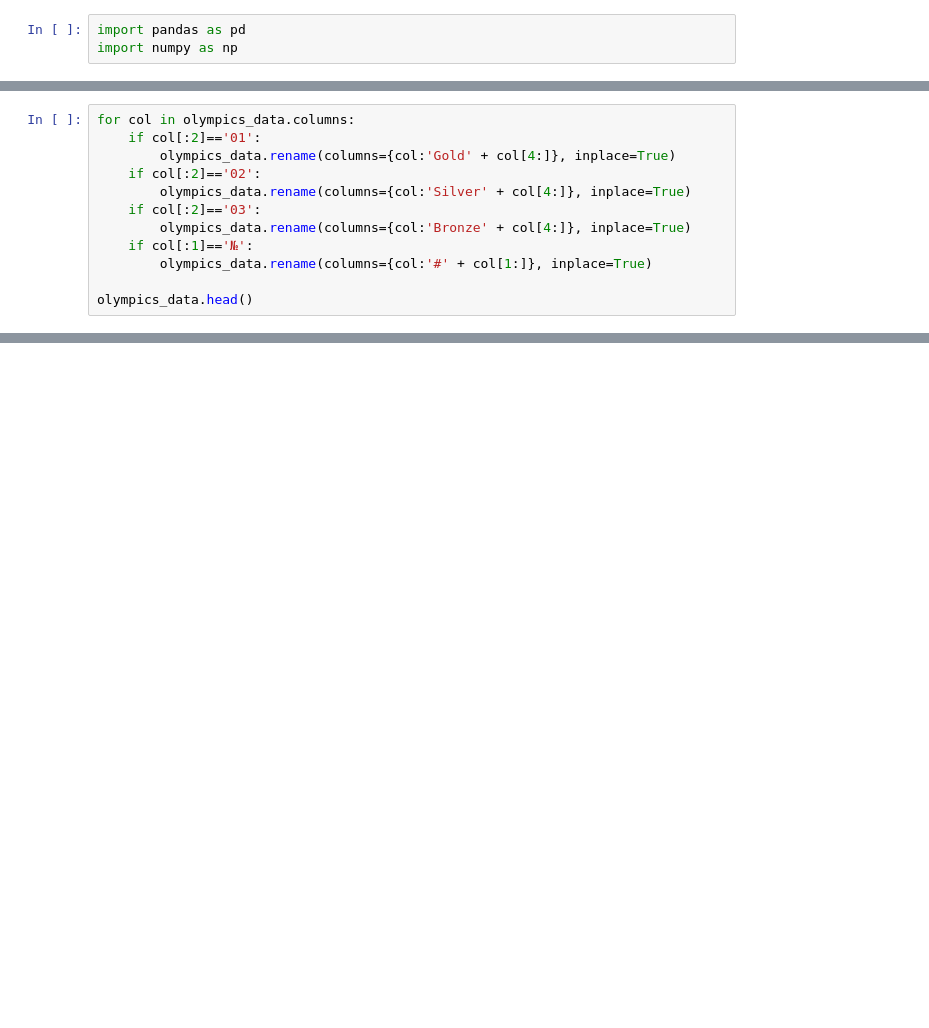
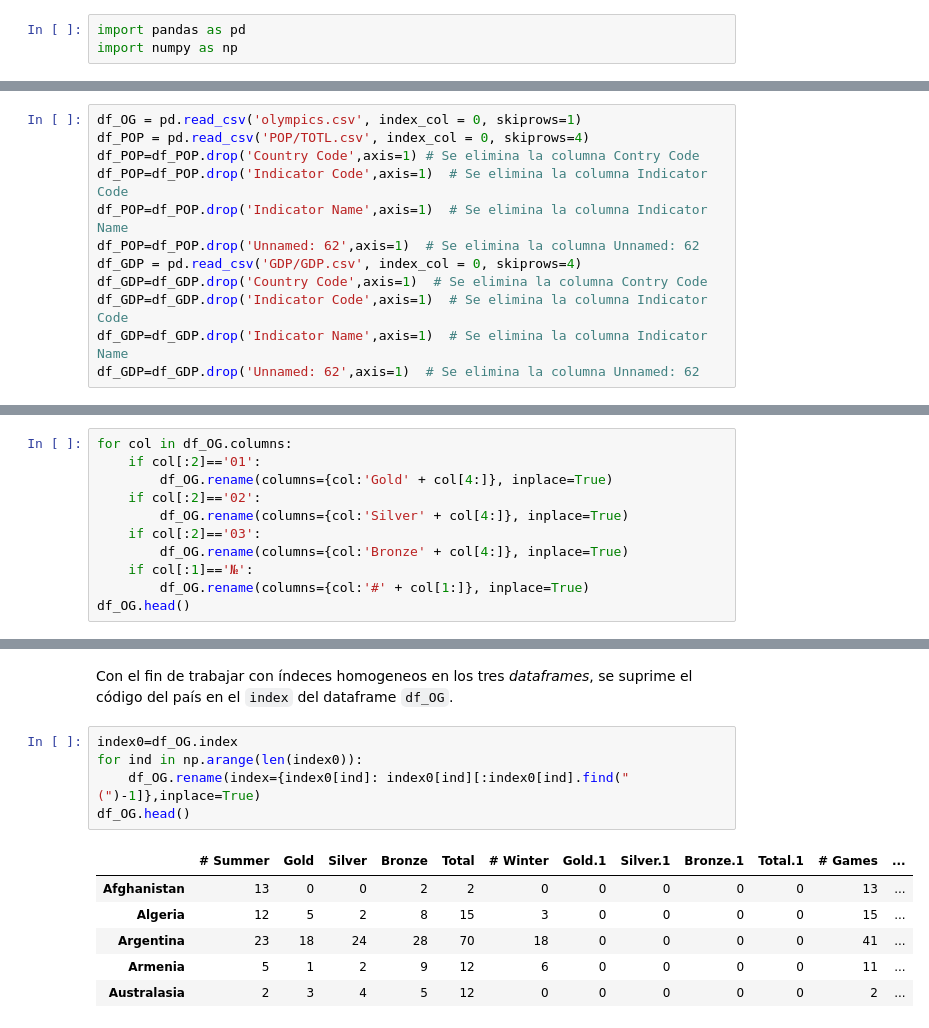
Before and after one commit to anfejear/Pandas, a Jupyter notebook: olympics_pandas.ipynb, the cells around one changed output, grey strips where cells are left out. Drawn from its saved outputs; the diff is of its cells as text; blank space fills up the shorter version.

```diff
--- a/olympics_pandas.ipynb
+++ b/olympics_pandas.ipynb
@@ -66,12 +9,0 @@ Index(['№ Summer', '01 !', '02 !', '03 !', 'Total', '№ Winter', '01 !.1',
-# %%
-for col in olympics_data.columns:
-    if col[:2]=='01':
-        olympics_data.rename(columns={col:'Gold' + col[4:]}, inplace=True)
-    if col[:2]=='02':
-        olympics_data.rename(columns={col:'Silver' + col[4:]}, inplace=True)
-    if col[:2]=='03':
-        olympics_data.rename(columns={col:'Bronze' + col[4:]}, inplace=True)
-    if col[:1]=='№':
-        olympics_data.rename(columns={col:'#' + col[1:]}, inplace=True)
-
-olympics_data.head()
@@ -99,0 +14,12 @@ Index(['Afghanistan (AFG)', 'Algeria (ALG)', 'Argentina (ARG)',
+# %%
+df_OG = pd.read_csv('olympics.csv', index_col = 0, skiprows=1)
+df_POP = pd.read_csv('POP/TOTL.csv', index_col = 0, skiprows=4)
+df_POP=df_POP.drop('Country Code',axis=1) # Se elimina la columna Contry Code
+df_POP=df_POP.drop('Indicator Code',axis=1)  # Se elimina la columna Indicator Code
+df_POP=df_POP.drop('Indicator Name',axis=1)  # Se elimina la columna Indicator Name
+df_POP=df_POP.drop('Unnamed: 62',axis=1)  # Se elimina la columna Unnamed: 62
+df_GDP = pd.read_csv('GDP/GDP.csv', index_col = 0, skiprows=4)
+df_GDP=df_GDP.drop('Country Code',axis=1)  # Se elimina la columna Contry Code
+df_GDP=df_GDP.drop('Indicator Code',axis=1)  # Se elimina la columna Indicator Code
+df_GDP=df_GDP.drop('Indicator Name',axis=1)  # Se elimina la columna Indicator Name
+df_GDP=df_GDP.drop('Unnamed: 62',axis=1)  # Se elimina la columna Unnamed: 62
@@ -99,0 +66,11 @@ Index(['Afghanistan (AFG)', 'Algeria (ALG)', 'Argentina (ARG)',
+# %%
+for col in df_OG.columns:
+    if col[:2]=='01':
+        df_OG.rename(columns={col:'Gold' + col[4:]}, inplace=True)
+    if col[:2]=='02':
+        df_OG.rename(columns={col:'Silver' + col[4:]}, inplace=True)
+    if col[:2]=='03':
+        df_OG.rename(columns={col:'Bronze' + col[4:]}, inplace=True)
+    if col[:1]=='№':
+        df_OG.rename(columns={col:'#' + col[1:]}, inplace=True)
+df_OG.head()
@@ -99,0 +84,14 @@ Index(['Afghanistan (AFG)', 'Algeria (ALG)', 'Argentina (ARG)',
+# %% [markdown]
+Con el fin de trabajar con índeces homogeneos en los tres _dataframes_, se suprime el código del país en el ``index`` del dataframe ``df_OG``.
+# %%
+index0=df_OG.index
+for ind in np.arange(len(index0)):
+    df_OG.rename(index={index0[ind]: index0[ind][:index0[ind].find("(")-1]},inplace=True)
+df_OG.head()
+# %% [output]
+|  | # Summer | Gold | Silver | Bronze | Total | # Winter | Gold.1 | Silver.1 | Bronze.1 | Total.1 | # Games | ... |
+| Afghanistan | 13 | 0 | 0 | 2 | 2 | 0 | 0 | 0 | 0 | 0 | 13 | ... |
+| Algeria | 12 | 5 | 2 | 8 | 15 | 3 | 0 | 0 | 0 | 0 | 15 | ... |
+| Argentina | 23 | 18 | 24 | 28 | 70 | 18 | 0 | 0 | 0 | 0 | 41 | ... |
+| Armenia | 5 | 1 | 2 | 9 | 12 | 6 | 0 | 0 | 0 | 0 | 11 | ... |
+| Australasia | 2 | 3 | 4 | 5 | 12 | 0 | 0 | 0 | 0 | 0 | 2 | ... |
```
Also changed, not shown: parts of 49 cells of this notebook.
